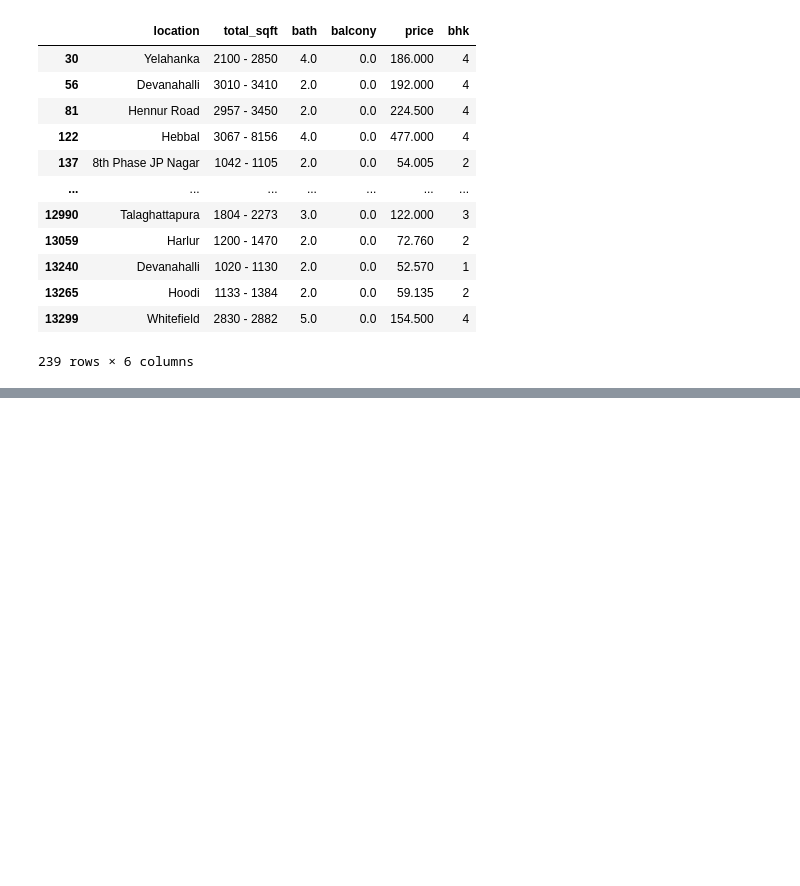
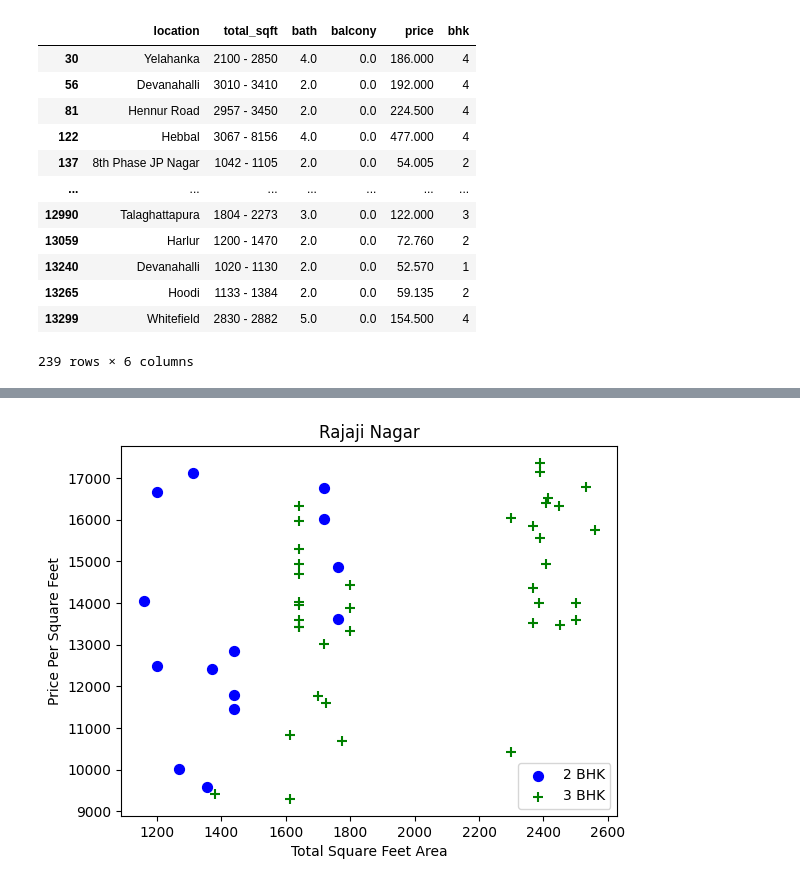
Before and after one commit to vikaschauhan734/house_price_prediction, a Jupyter notebook: notebook.ipynb, the cells around one changed output, grey strips where cells are left out. Drawn from its saved outputs; the diff is of its cells as text; code cells hidden in the pictures; blank space fills up the shorter version.

```diff
--- a/notebook.ipynb
+++ b/notebook.ipynb
@@ -176,0 +285,2 @@ TypeError: object of type 'bool' has no len()
+# %%
+df = df[~(df['total_sqft']/df['bhk']<300)]
@@ -176,0 +303,12 @@ TypeError: object of type 'bool' has no len()
+# %%
+def remove_pps_outliers(df):
+    df_out = pd.DataFrame()
+    for key, subdf in df.groupby('location'):
+        m = np.mean(subdf['price_per_sqft'])
+        sd = np.std(subdf['price_per_sqft'])
+        reduced_df = subdf[(subdf['price_per_sqft']>(m-sd)) & (subdf['price_per_sqft']<(m+sd))] #95%
+        df_out = pd.concat([df_out, reduced_df], ignore_index=True)
+    return df_out
+# %%
+df = remove_pps_outliers(df)
+df.shape
@@ -176,0 +329,14 @@ TypeError: object of type 'bool' has no len()
+# %%
+def plot_scatter_chart(df, location):
+    bhk2 = df[(df.location==location) & (df.bhk==2)]
+    bhk3 = df[(df.location==location) & (df.bhk==3)]
+    plt.scatter(bhk2['total_sqft'], bhk2['price_per_sqft'], color='blue', label = '2 BHK',s=50)
+    plt.scatter(bhk3['total_sqft'], bhk3['price_per_sqft'], color='green', marker='+', label = '3 BHK',s=50)
+    plt.xlabel('Total Square Feet Area')
+    plt.ylabel('Price Per Square Feet')
+    plt.title(location)
+    plt.legend()
+# %%
+plot_scatter_chart(df, "Rajaji Nagar")
+# %% [output]
+[figure, added]
```
Also changed, not shown: parts of 30 cells of this notebook.
